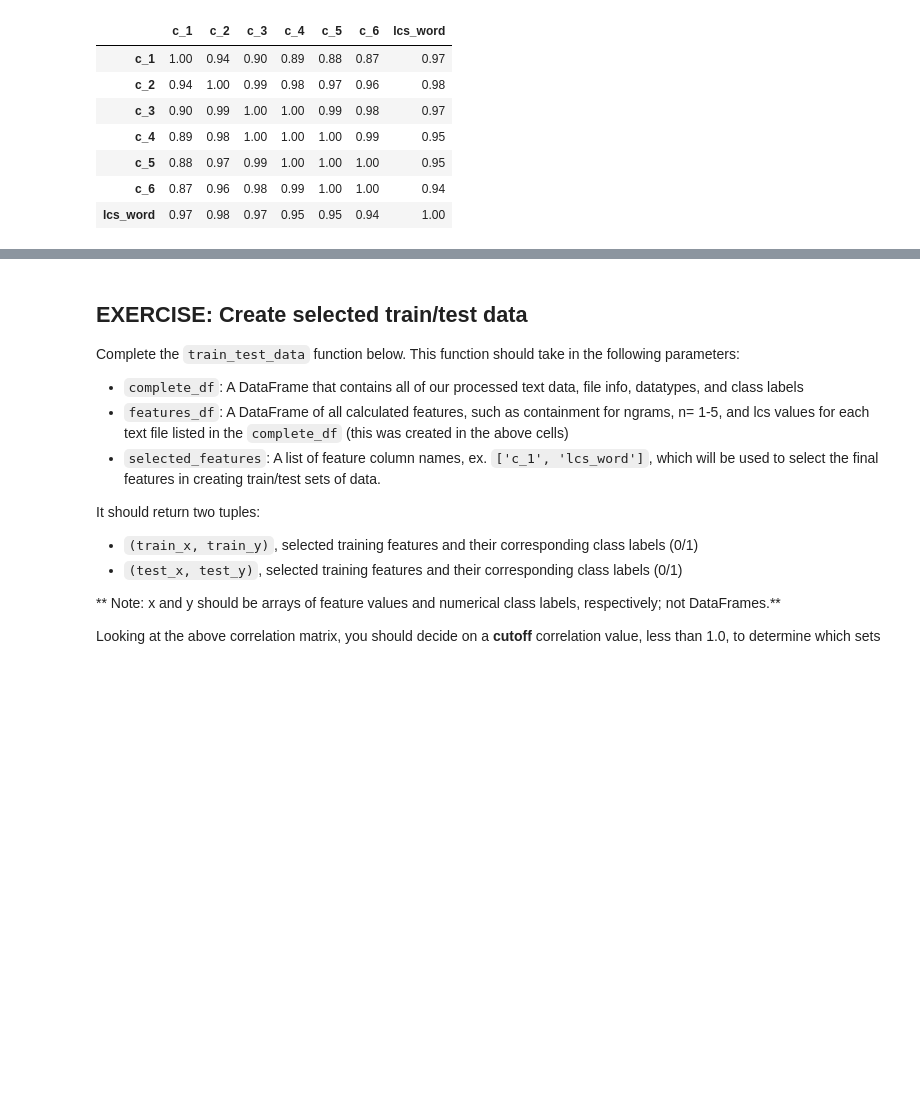
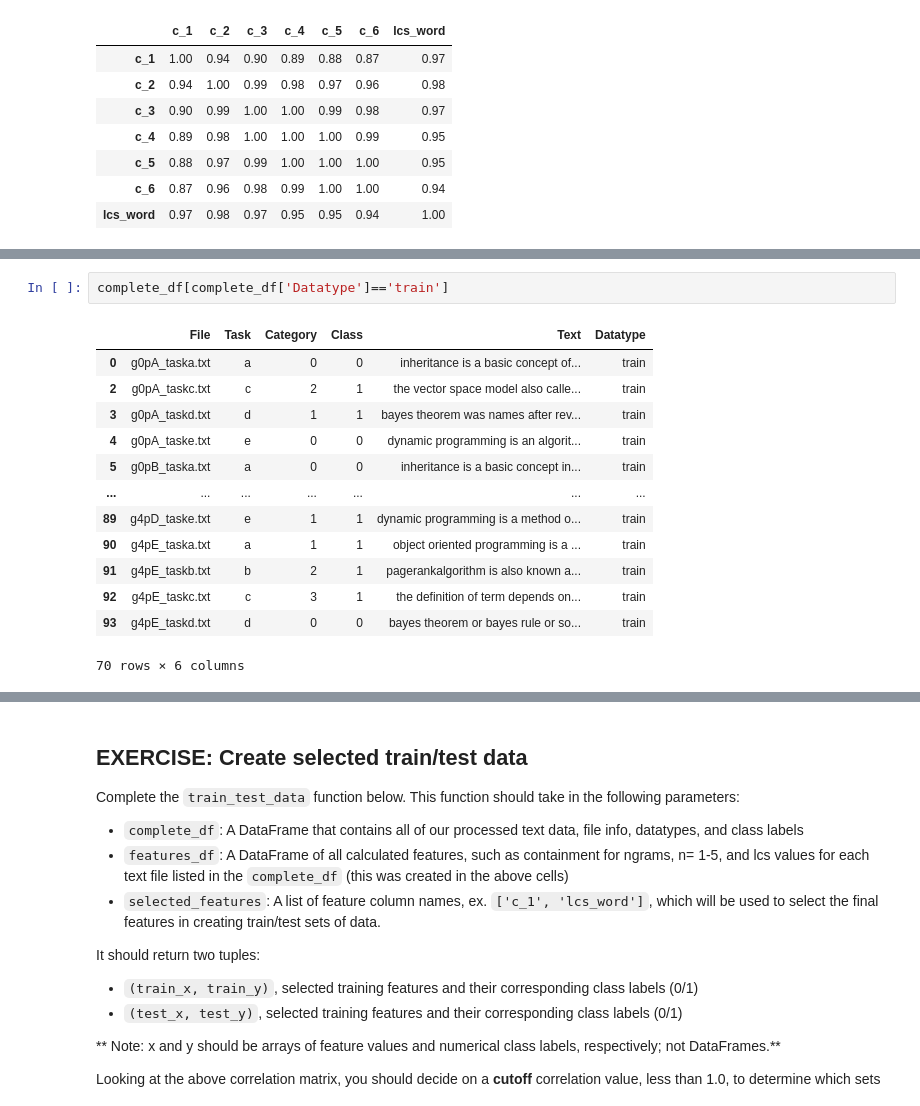
Before and after one commit to engrkassar/4.MLND, a Jupyter notebook: ML_SageMaker_Studies/Project_Plagiarism_Detection/2_Plagiarism_Feature_Engineering_Solution.ipynb, the cells around one changed output, grey strips where cells are left out. Cells and saved outputs as stored; diff of their text form; blank space fills up the shorter version.

```diff
--- a/ML_SageMaker_Studies/Project_Plagiarism_Detection/2_Plagiarism_Feature_Engineering_Solution.ipynb
+++ b/ML_SageMaker_Studies/Project_Plagiarism_Detection/2_Plagiarism_Feature_Engineering_Solution.ipynb
@@ -838,0 +855,16 @@ display(corr_matrix)
+# %%
+complete_df[complete_df['Datatype']=='train']
+# %% [output]
+|  | File | Task | Category | Class | Text | Datatype |
+| 0 | g0pA_taska.txt | a | 0 | 0 | inheritance is a basic concept of... | train |
+| 2 | g0pA_taskc.txt | c | 2 | 1 | the vector space model also calle... | train |
+| 3 | g0pA_taskd.txt | d | 1 | 1 | bayes theorem was names after rev... | train |
+| 4 | g0pA_taske.txt | e | 0 | 0 | dynamic programming is an algorit... | train |
+| 5 | g0pB_taska.txt | a | 0 | 0 | inheritance is a basic concept in... | train |
+| ... | ... | ... | ... | ... | ... | ... |
+| 89 | g4pD_taske.txt | e | 1 | 1 | dynamic programming is a method o... | train |
+| 90 | g4pE_taska.txt | a | 1 | 1 | object oriented programming is a ... | train |
+| 91 | g4pE_taskb.txt | b | 2 | 1 | pagerankalgorithm is also known a... | train |
+| 92 | g4pE_taskc.txt | c | 3 | 1 | the definition of term depends on... | train |
+| 93 | g4pE_taskd.txt | d | 0 | 0 | bayes theorem or bayes rule or so... | train |
+70 rows × 6 columns
```
Also changed, not shown: parts of 10 cells of this notebook, 2 other files.
